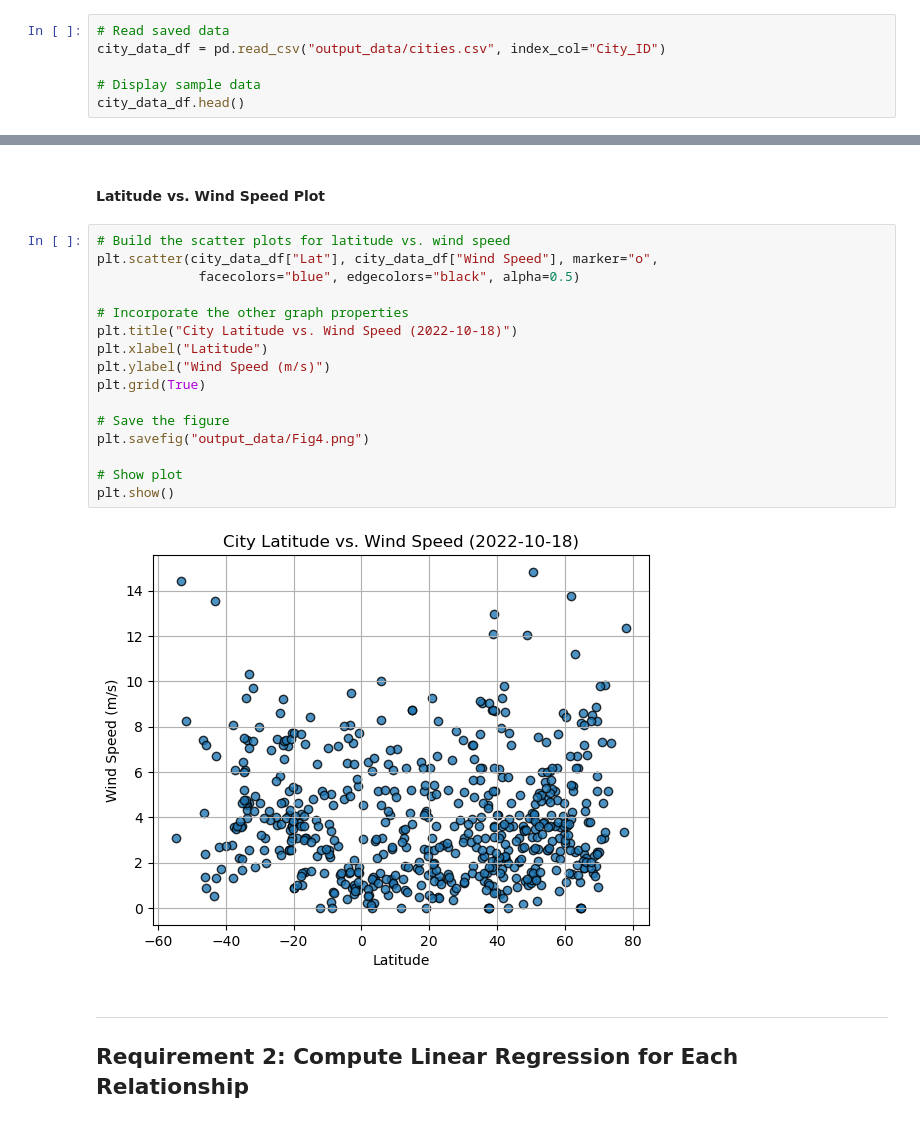
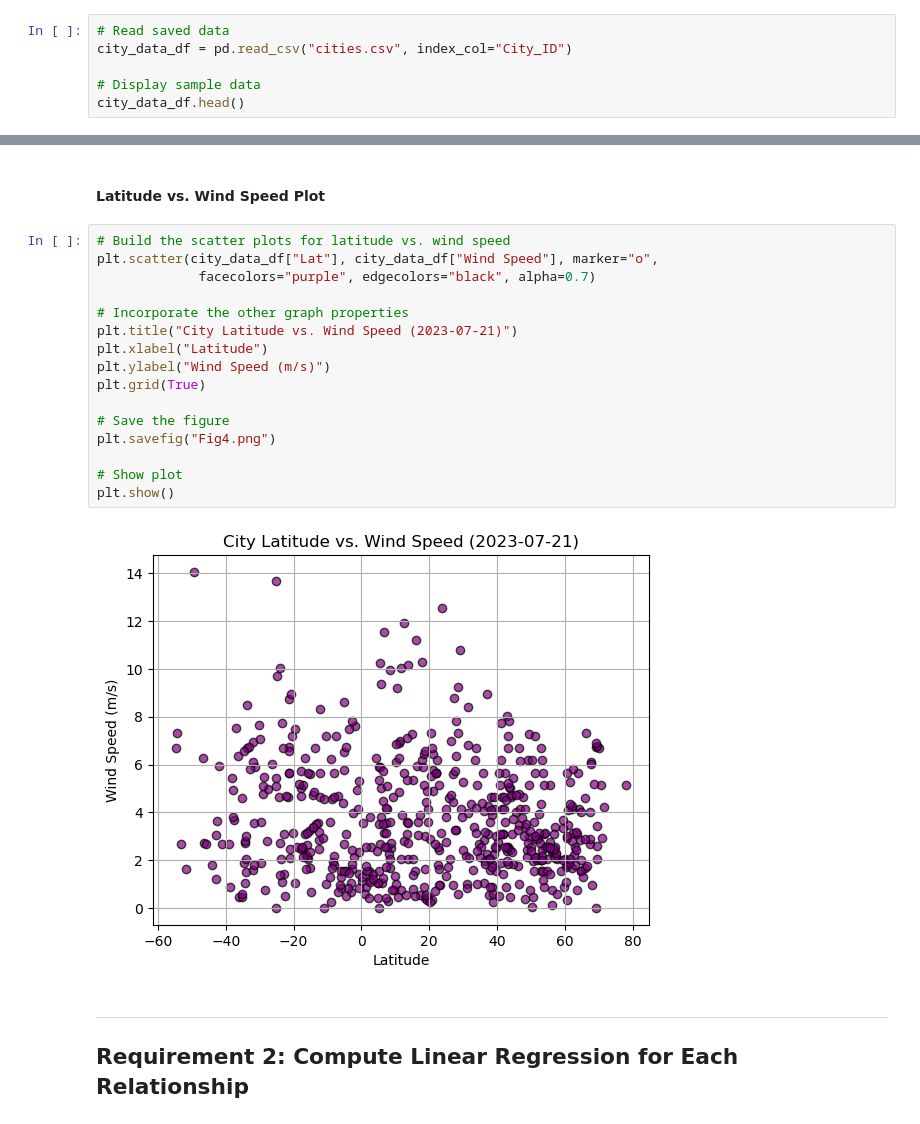
Before and after one commit to SivangiRaychoudhury/python-api-challenge, a Jupyter notebook: starter_code/WeatherPy.ipynb, the cells around one changed output, grey strips where cells are left out. Cells and saved outputs as stored; diff of their text form.

```diff
--- a/starter_code/WeatherPy.ipynb
+++ b/starter_code/WeatherPy.ipynb
@@ -187,6 +181,6 @@ city_data_df.to_csv("output_data/cities.csv", index_label="City_ID")
 # %%
 # Read saved data
-city_data_df = pd.read_csv("output_data/cities.csv", index_col="City_ID")
+city_data_df = pd.read_csv("cities.csv", index_col="City_ID")
 
 # Display sample data
 city_data_df.head()
@@ -266,21 +260,21 @@ plt.show()
 # %%
 # Build the scatter plots for latitude vs. wind speed
 plt.scatter(city_data_df["Lat"], city_data_df["Wind Speed"], marker="o",
-             facecolors="blue", edgecolors="black", alpha=0.5)
+             facecolors="purple", edgecolors="black", alpha=0.7)
 
 # Incorporate the other graph properties
-plt.title("City Latitude vs. Wind Speed (2022-10-18)")
+plt.title("City Latitude vs. Wind Speed (2023-07-21)")
 plt.xlabel("Latitude")
 plt.ylabel("Wind Speed (m/s)")
 plt.grid(True)
 
 # Save the figure
-plt.savefig("output_data/Fig4.png")
+plt.savefig("Fig4.png")
 
 # Show plot
 plt.show()
 # %% [output]
-[figure, old version]
+[figure, new version]
 # %% [markdown]
 ---
 
```
Also changed, not shown: parts of 37 cells of this notebook, 2 other files.
